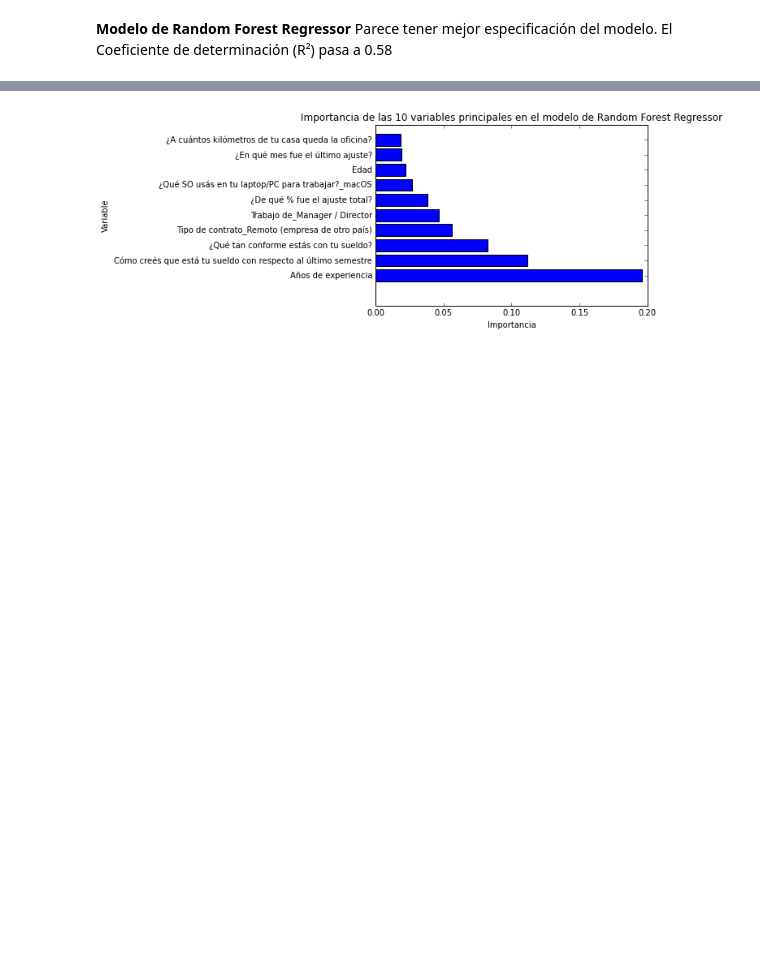
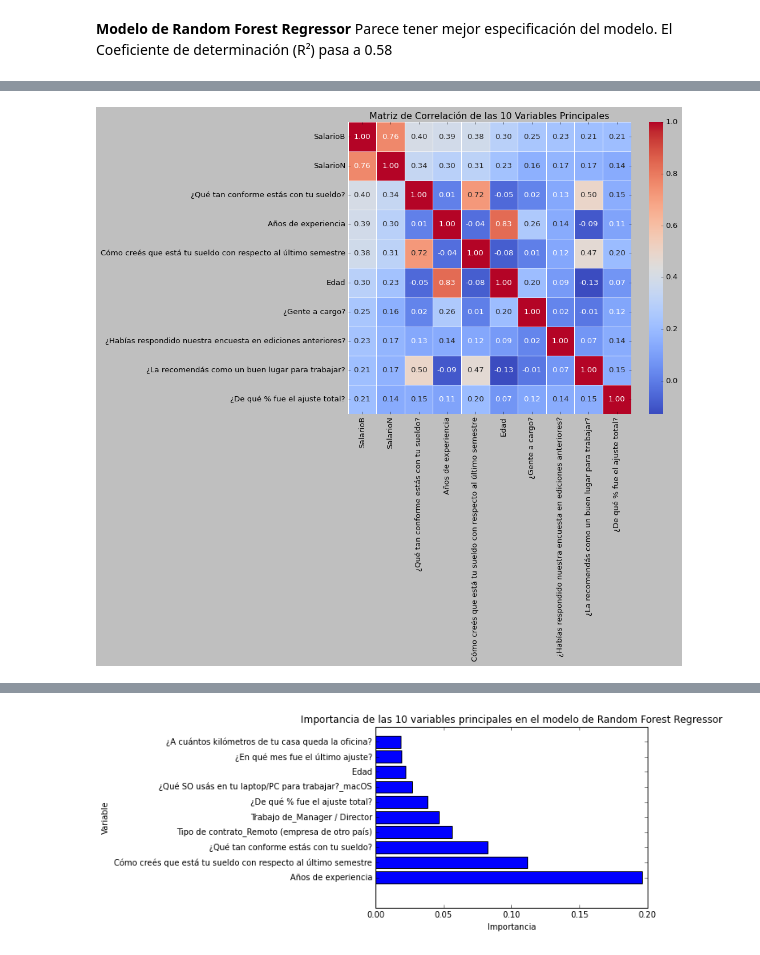
Before and after one commit to RODRIGORUBIO1991/PythonCode, a Jupyter notebook: IT SALARIOS/IT Salarios.ipynb, the cells around one changed output, grey strips where cells are left out. Drawn from its saved outputs; the diff is of its cells as text; code cells hidden in the pictures; blank space fills up the shorter version.

```diff
--- a/IT SALARIOS/IT Salarios.ipynb
+++ b/IT SALARIOS/IT Salarios.ipynb
@@ -824,3 +902,24 @@ Coeficiente de determinación (R²): 0.5758754236503586
+# %%
+import pandas as pd
+import seaborn as sns
+import matplotlib.pyplot as plt
+
+# Calcular la matriz de correlación
+correlation_matrix = df.corr()
+
+# Seleccionar las 10 variables principales con mayor correlación respecto a la variable objetivo
+top_10_variables = correlation_matrix.nlargest(10, 'SalarioB')['SalarioB'].index
+
+# Filtrar la matriz de correlación solo para las 10 variables principales
+top_10_correlation_matrix = correlation_matrix.loc[top_10_variables, top_10_variables]
+
+# Generar el heatmap de las 10 variables principales
+plt.figure(figsize=(10, 8))
+sns.heatmap(top_10_correlation_matrix, annot=True, cmap='coolwarm', fmt=".2f", linewidths=0.5)
+plt.title('Matriz de Correlación de las 10 Variables Principales')
+plt.show()
+# %% [output]
+[figure, added]
 # %%
 import random
 
```
Also changed, not shown: parts of 9 cells of this notebook.
